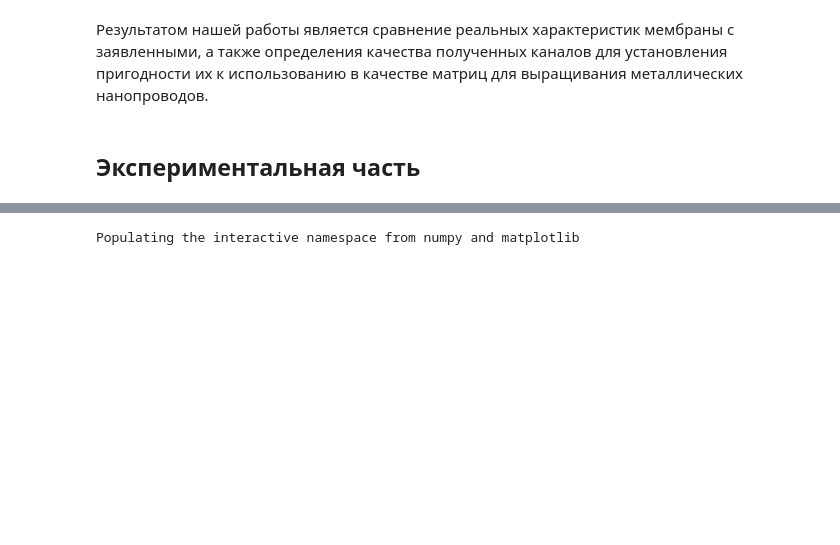
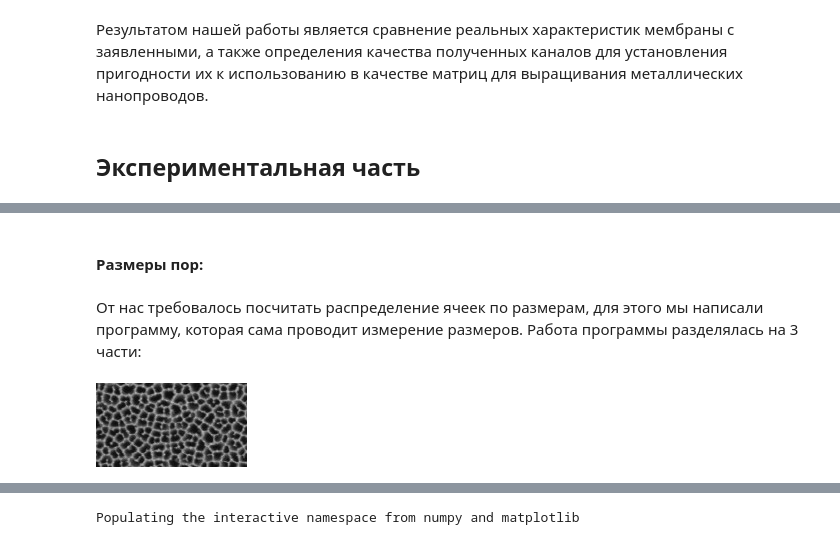
Before and after one commit to vdrhtc/CellDistinguisher, a Jupyter notebook: PIL_Test.ipynb, the cells around one changed output, grey strips where cells are left out. Saved outputs shown, nothing was run; the diff lists cells and outputs as text; code cells hidden in the pictures; blank space fills up the shorter version.

```diff
--- a/PIL_Test.ipynb
+++ b/PIL_Test.ipynb
@@ -16,0 +32,9 @@
+# %% [markdown]
+#### Размеры пор:
+# %% [markdown]
+От нас требовалось посчитать распределение ячеек по размерам, для этого мы написали программу, которая сама проводит измерение размеров.
+Работа программы разделялась на 3 части:
+# %%
+Imga(filename=PWD[0]+'/dp.jpg', width = 500)
+# %% [output]
+[figure, added]
```
Also changed, not shown: parts of 22 cells of this notebook, 5 other files.
